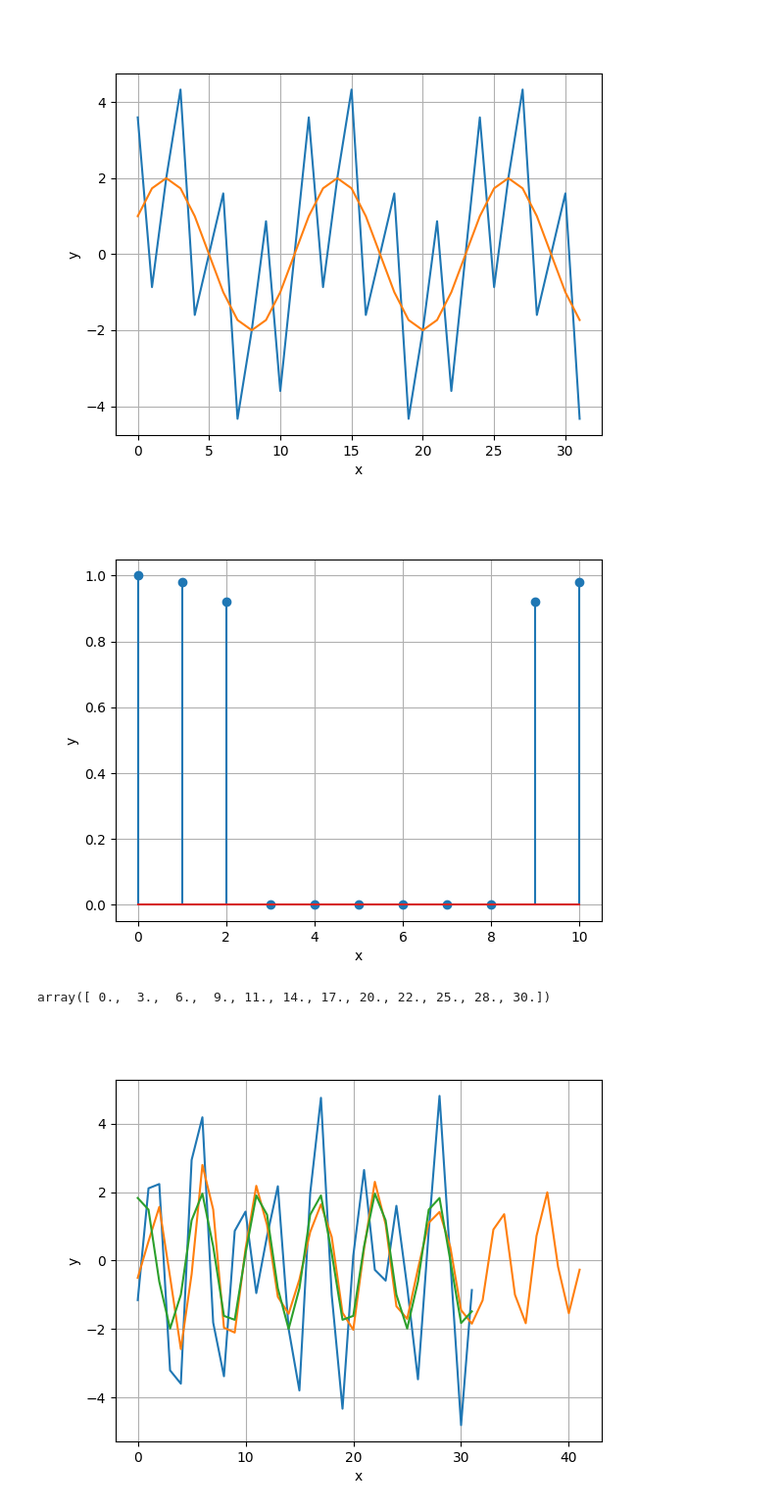
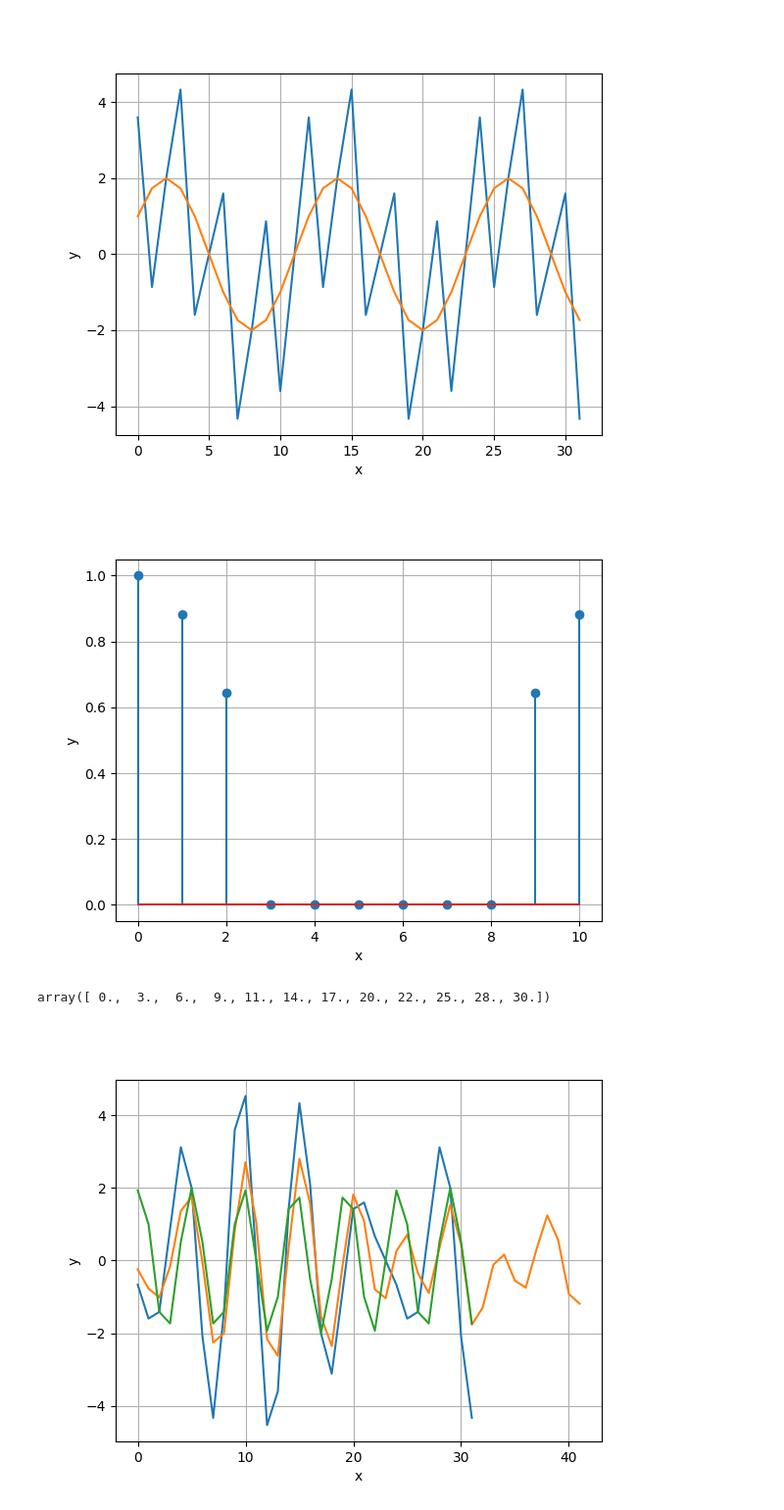
Before and after one commit to Niatomi/conversion-of-measurement-signals-course, a Jupyter notebook: src/practice_8.ipynb, the cells around one changed output. Shown at 98% size. Drawn from its saved outputs; the diff is of its cells as text; code cells hidden in the pictures.

```diff
--- a/src/practice_8.ipynb
+++ b/src/practice_8.ipynb
@@ -87,6 +87,6 @@ plot(xf, y=2.0 / N * np.abs(yf[0:N // 2]))
 # %% [output]
 [figure]
 # %%
-Ha = np.array([1, 1, 1, 0, 0, 0, 0, 0, 0, 1, 1])
+Ha = np.array([1, 0.9, 0.7, 0, 0, 0, 0, 0, 0, 0.7, 0.9])
 plot(Ha)
 # %% [output]
@@ -125,14 +125,14 @@ fir = np.ceil(np.arange(IR.size + 1) * (fd / IR.size))
 plot(np.abs(np.fft.fft(IR)), stem=True)
 fir
 # %% [output]
-[figure, old version]
+[figure, new version]
 array([ 0.,  3.,  6.,  9., 11., 14., 17., 20., 22., 25., 28., 30.])
 # %%
 N = 33
-FMAX = 22
+FMAX = 25
 x = np.arange(start=1, stop=N)
 sig = y(x * dx)
 filtered_reference = y_filterred_reference(x * dx)
 plot(sig, filtr(sig, IR), filtered_reference)
 # %% [output]
-[figure, old version]
+[figure, new version]
```
Also changed, not shown: parts of 2 cells of this notebook, 4 other files.
